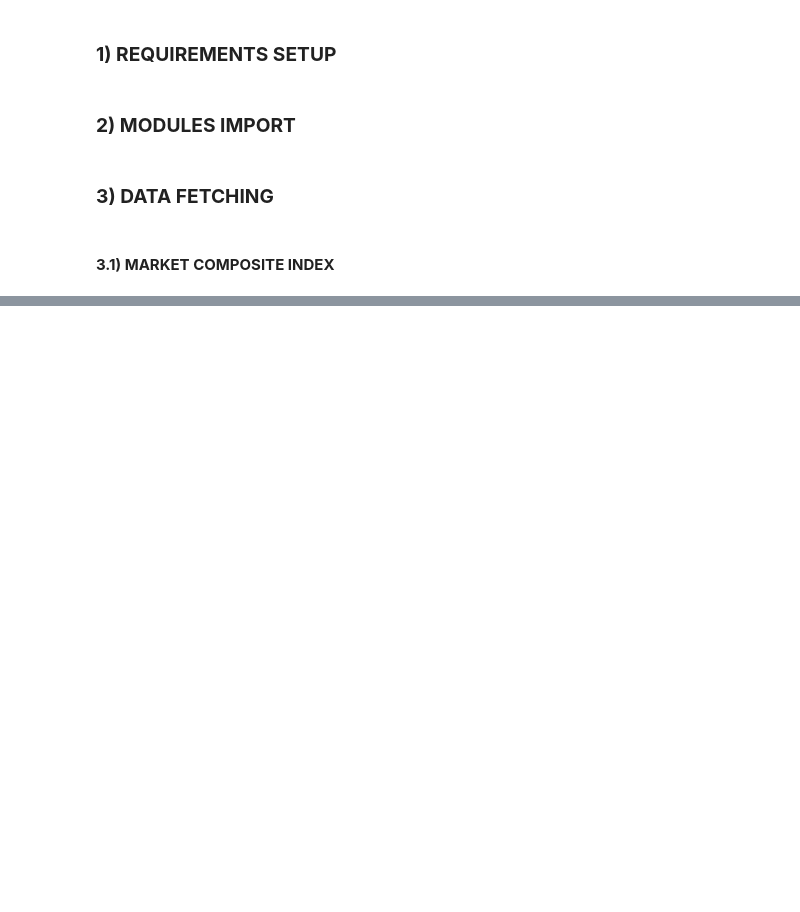
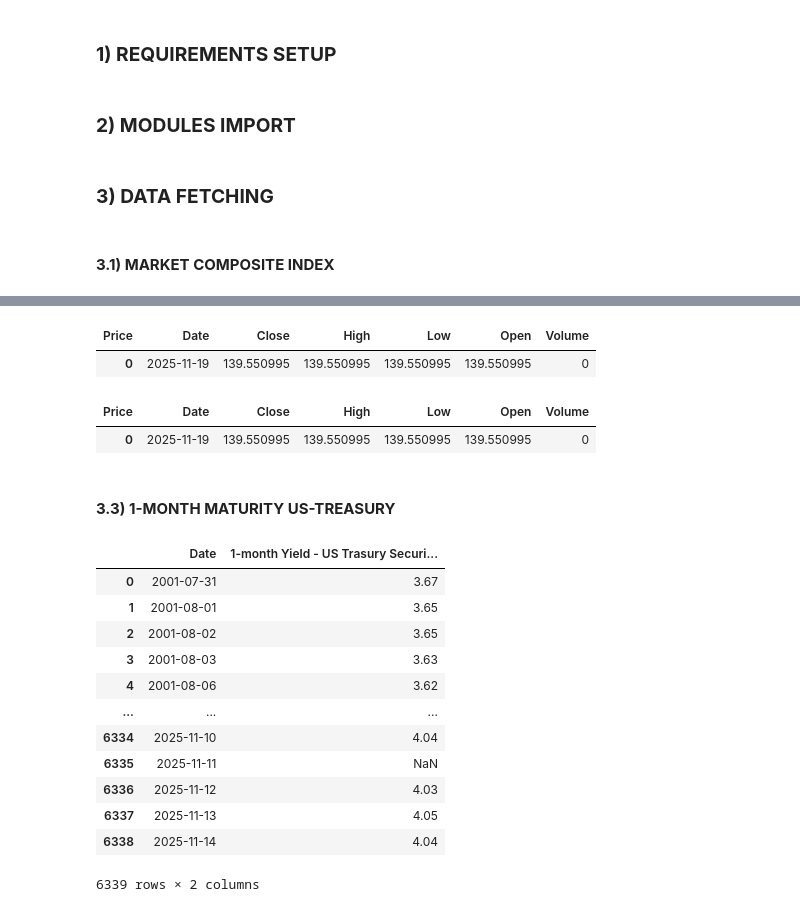
Before and after one commit to EliaLand/Martingale_FVM_AssetPricing, a Jupyter notebook: data_extraction/main.ipynb, the cells around one changed output, grey strips where cells are left out. Cells and saved outputs as stored; diff of their text form; code cells hidden in the pictures; blank space fills up the shorter version.

```diff
--- a/data_extraction/main.ipynb
+++ b/data_extraction/main.ipynb
@@ -138,0 +166,65 @@ df
+# %%
+# NASDAQ100 Dividends - ^NDXDIV (weekly, XXXXXXXXX, 2000-01-01, 2025-11-15)
+
+ticker = "^NDXDIV"
+start = "2000-01-01"
+end = "2025-11-15"
+frequency = "1wk"
+
+df = fetch_YFINANCE(ticker, start, end, frequency)
+
+# Uploading in aggregate_df
+df.to_csv("raw_df/nasdaqDIV_weekly_df.csv", index=False)
+df
+# %% [output]
+| Price | Date | Close | High | Low | Open | Volume |
+| 0 | 2025-11-19 | 139.550995 | 139.550995 | 139.550995 | 139.550995 | 0 |
+# %%
+# NASDAQ100 Dividends - ^NDXDIV (monthly, XXXXXXXXX, 2000-01-01, 2025-11-15)
+
+ticker = "^NDXDIV"
+start = "2000-01-01"
+end = "2025-11-15"
+frequency = "1mo"
+
+df = fetch_YFINANCE(ticker, start, end, frequency)
+
+# Uploading in aggregate_df
+df.to_csv("raw_df/nasdaqDIV_monthly_df.csv", index=False)
+df
+# %% [output]
+| Price | Date | Close | High | Low | Open | Volume |
+| 0 | 2025-11-19 | 139.550995 | 139.550995 | 139.550995 | 139.550995 | 0 |
+# %% [markdown]
+#### **3.3) 1-MONTH MATURITY US-TREASURY**
+# %%
+# Market Yield on U.S. Treasury Securities at 1-Month Constant Maturity, Quoted on an Investment Basis (daily, percent, non-seasonally adjusted, 2001-07-31, 2025-11-15)
+# https://fred.stlouisfed.org/series/DGS1MO
+
+ticker = "DGS1MO"
+start = "2000-01-01"
+end = "2025-11-15"
+
+df = fetch_FRED(ticker, start, end)
+df = df.rename(columns=
+        {"date": "Date",
+         "DGS1MO": "1-month Yield - US Trasury Securities"
+})
+
+# Uploading in aggregate_df
+df.to_csv("raw_df/risk_free_daily_df.csv", index=False)
+df
+# %% [output]
+|  | Date | 1-month Yield - US Trasury Securi... |
+| 0 | 2001-07-31 | 3.67 |
+| 1 | 2001-08-01 | 3.65 |
+| 2 | 2001-08-02 | 3.65 |
+| 3 | 2001-08-03 | 3.63 |
+| 4 | 2001-08-06 | 3.62 |
+| ... | ... | ... |
+| 6334 | 2025-11-10 | 4.04 |
+| 6335 | 2025-11-11 | NaN |
+| 6336 | 2025-11-12 | 4.03 |
+| 6337 | 2025-11-13 | 4.05 |
+| 6338 | 2025-11-14 | 4.04 |
+6339 rows × 2 columns
```
Also changed, not shown: parts of 12 cells of this notebook, 12 other files.
